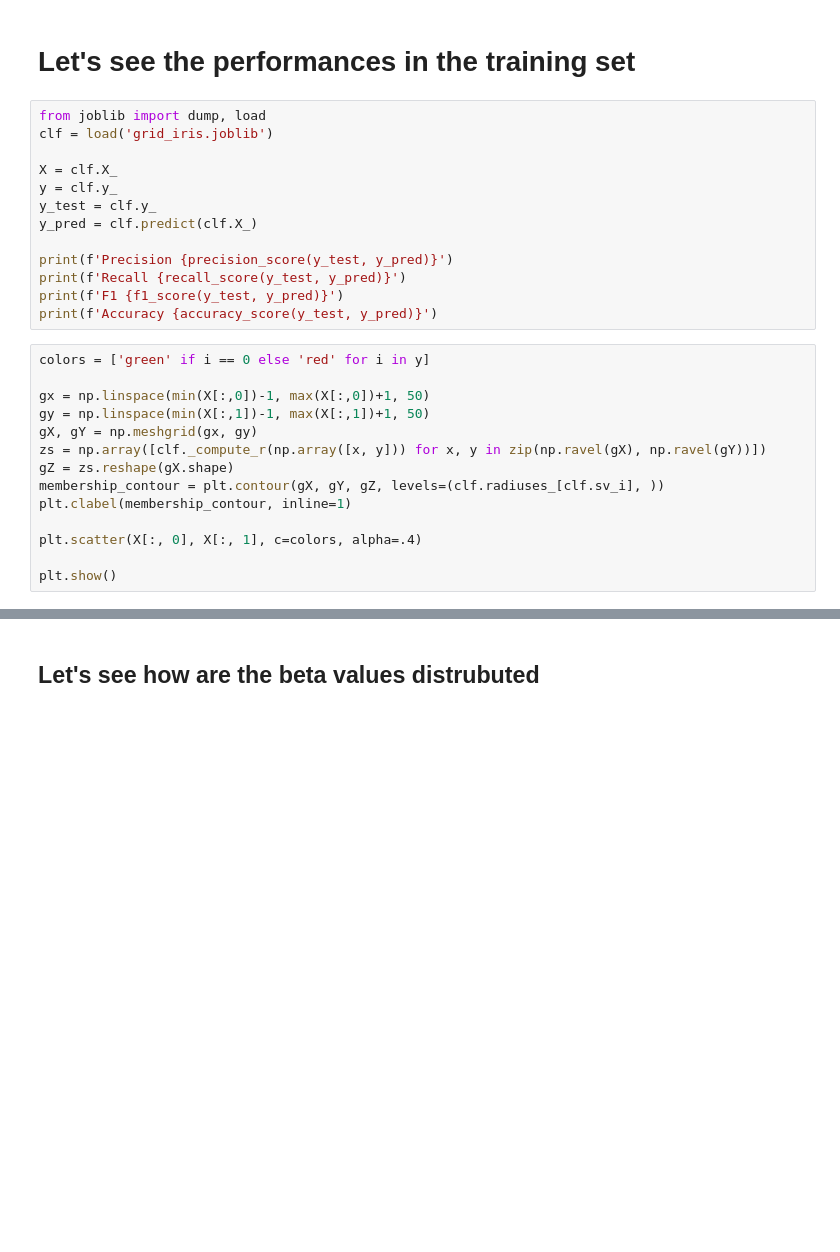
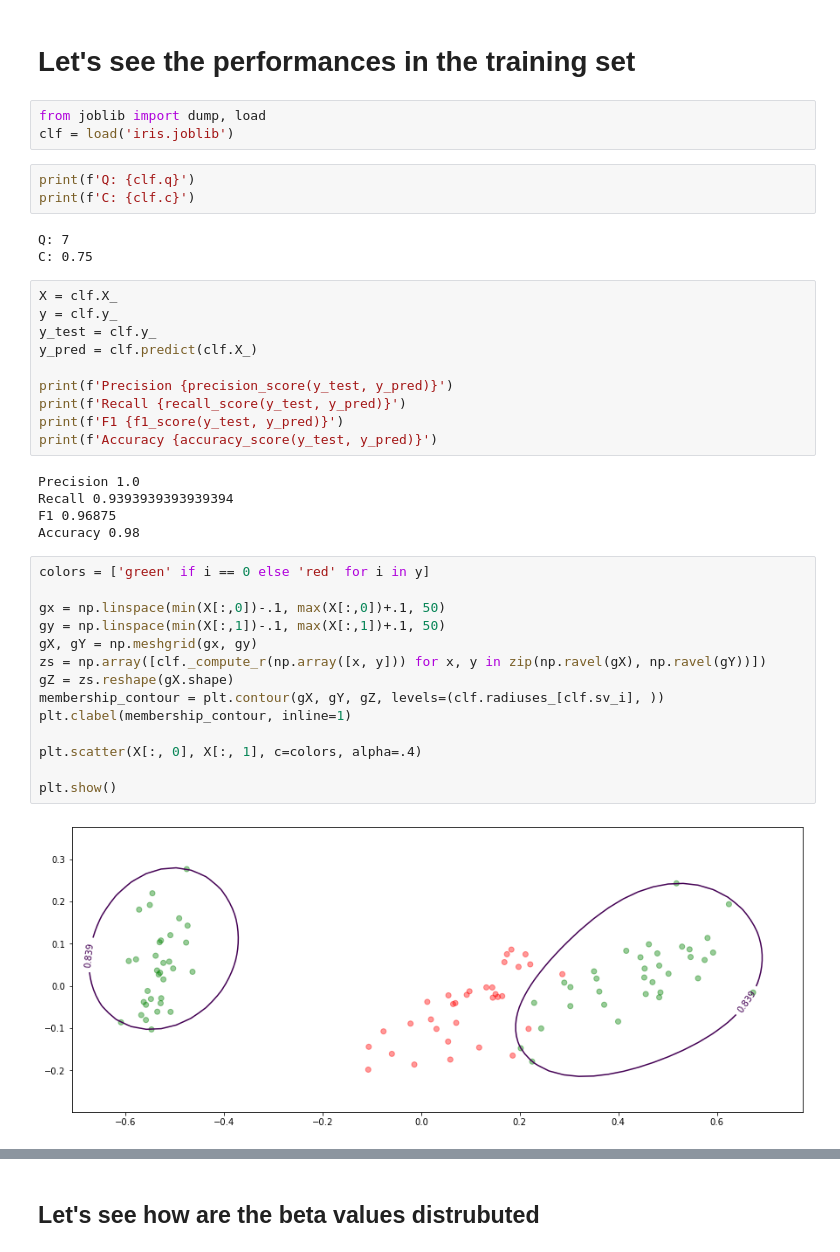
Before and after one commit to MaxFrax/FederatedLearningOutlierDetection, a Jupyter notebook: jupyter/AnalysisClassifier.ipynb, the cells around one changed output, grey strips where cells are left out. Cells and saved outputs as stored; diff of their text form; blank space fills up the shorter version.

```diff
--- a/jupyter/AnalysisClassifier.ipynb
+++ b/jupyter/AnalysisClassifier.ipynb
@@ -16,10 +16,16 @@ import numpy as np
 plt.rcParams["figure.figsize"] = (15, 6)
 # %% [markdown]
 # Let's see the performances in the training set
+# %%
+from joblib import dump, load
+clf = load('iris.joblib')
+# %%
+print(f'Q: {clf.q}')
+print(f'C: {clf.c}')
+# %% [output]
+Q: 7
+C: 0.75
 # %%
-from joblib import dump, load
-clf = load('grid_iris.joblib')
-
 X = clf.X_
 y = clf.y_
 y_test = clf.y_
@@ -29,20 +35,27 @@ print(f'Precision {precision_score(y_test, y_pred)}')
 print(f'Recall {recall_score(y_test, y_pred)}')
 print(f'F1 {f1_score(y_test, y_pred)}')
 print(f'Accuracy {accuracy_score(y_test, y_pred)}')
+# %% [output]
+Precision 1.0
+Recall 0.9393939393939394
+F1 0.96875
+Accuracy 0.98
 # %%
 colors = ['green' if i == 0 else 'red' for i in y]
 
-gx = np.linspace(min(X[:,0])-1, max(X[:,0])+1, 50)
-gy = np.linspace(min(X[:,1])-1, max(X[:,1])+1, 50)
+gx = np.linspace(min(X[:,0])-.1, max(X[:,0])+.1, 50)
+gy = np.linspace(min(X[:,1])-.1, max(X[:,1])+.1, 50)
 gX, gY = np.meshgrid(gx, gy)
 zs = np.array([clf._compute_r(np.array([x, y])) for x, y in zip(np.ravel(gX), np.ravel(gY))])
 gZ = zs.reshape(gX.shape)
 membership_contour = plt.contour(gX, gY, gZ, levels=(clf.radiuses_[clf.sv_i], ))
 plt.clabel(membership_contour, inline=1)
 
 plt.scatter(X[:, 0], X[:, 1], c=colors, alpha=.4)
 
 plt.show()
+# %% [output]
+[figure, added]
 # %%
 tn, fp, fn, tp = confusion_matrix(y_test, y_pred, labels=[0,1]).ravel()
 
```
Also changed, not shown: parts of 5 cells of this notebook.
